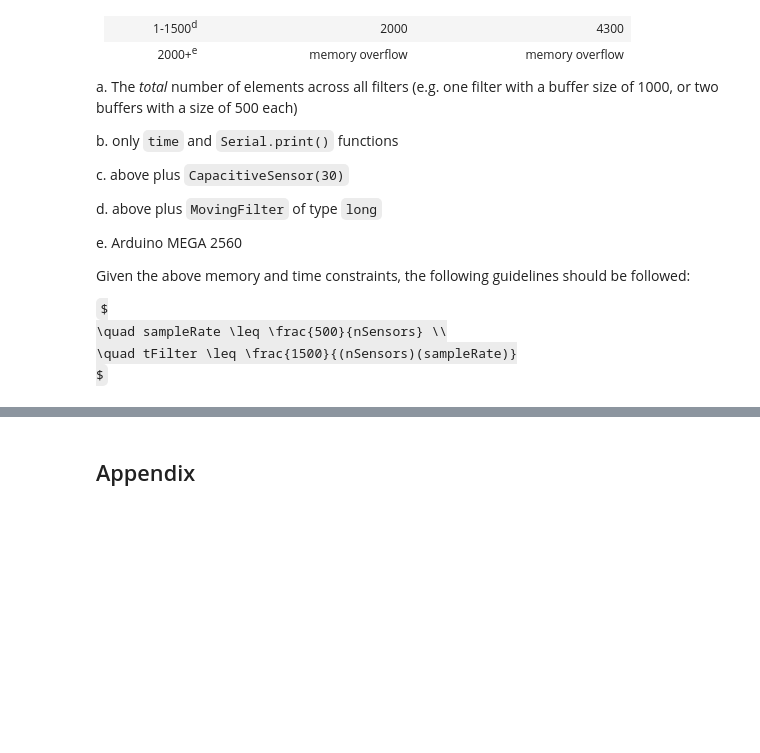
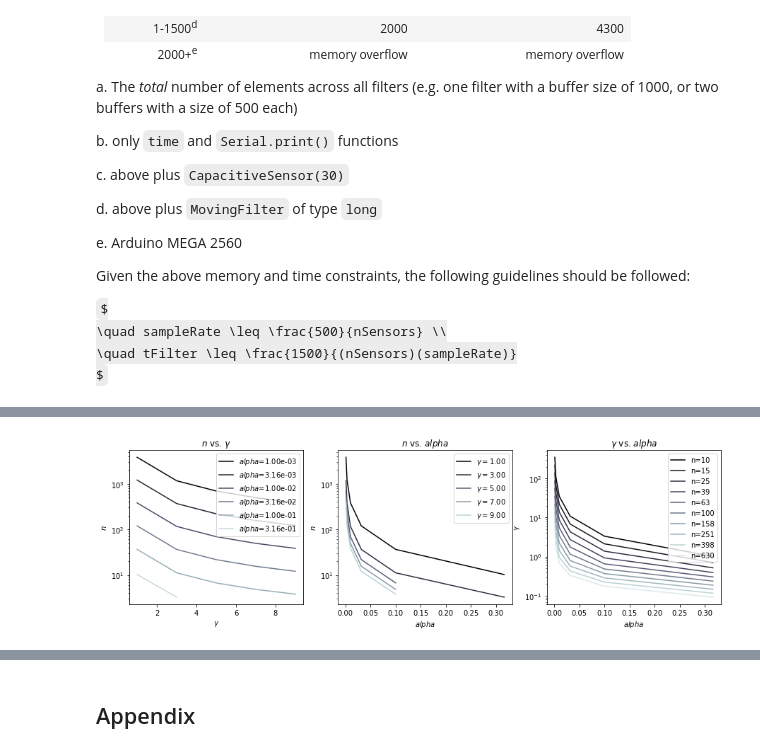
Before and after one commit to jbwebb8/lick-sensor, a Jupyter notebook: capacitiveSensor/python/filters.ipynb, the cells around one changed output, grey strips where cells are left out. Drawn from its saved outputs; the diff is of its cells as text; code cells hidden in the pictures; some formulas as TeX source; blank space fills up the shorter version.

```diff
--- a/capacitiveSensor/python/filters.ipynb
+++ b/capacitiveSensor/python/filters.ipynb
@@ -323,0 +524,53 @@ $
+# %%
+fig, ax = plt.subplots(1, 3, figsize=(15, 4))
+
+# Range to plot
+alpha_range = [10**x for x in np.linspace(-3, 0, 7)[:-1]]
+gamma_range = np.arange(1, 10, 2)
+n_range = np.logspace(1, 2.8, 10)
+
+# Find parameters solutions given constraints
+n_soln = np.zeros([len(alpha_range), len(gamma_range)])
+gamma_soln = np.zeros([len(alpha_range), len(n_range)])
+for i, alpha in enumerate(alpha_range):
+    for j, gamma in enumerate(gamma_range):
+        n_soln[i, j] = get_off_time(alpha, gamma=gamma)
+    for k, n in enumerate(n_range):
+        gamma_soln[i, k] = get_off_time(alpha, n=n)
+
+# Plot n vs. gamma for fixed alpha
+for i, alpha in enumerate(alpha_range):
+    ax[0].plot(gamma_range, n_soln[i, :],
+               label='$alpha$=%.2e' % alpha,
+               color=cmap(i/len(alpha_range)))
+ax[0].legend()
+ax[0].set_yscale('log')
+ax[0].set_xlabel('$\gamma$')
+ax[0].set_ylabel('$n$')
+ax[0].set_title('$n$ vs. $\gamma$')
+
+# Plot n vs. alpha for fixed gamma
+for j, gamma in enumerate(gamma_range):
+    ax[1].plot(alpha_range, n_soln[:, j],
+               label='$\gamma=%.2f$' % gamma,
+               color=cmap(j/len(gamma_range)))
+ax[1].legend()
+#ax[1].set_xscale('log')
+ax[1].set_yscale('log')
+ax[1].set_xlabel('$alpha$')
+ax[1].set_ylabel('$n$')
+ax[1].set_title('$n$ vs. $alpha$')
+
+# Plot alpha vs. gamma for fixed n
+for k, n in enumerate(n_range):
+    ax[2].plot(alpha_range, gamma_soln[:, k],
+               label='n=%d' % n,
+               color=cmap(k/len(n_range)))
+ax[2].legend()
+#ax[2].set_xscale('log')
+ax[2].set_yscale('log')
+ax[2].set_xlabel('$alpha$')
+ax[2].set_ylabel('$\gamma$')
+ax[2].set_title('$\gamma$ vs. $alpha$');
+# %% [output]
+[figure, added]
```
Also changed, not shown: parts of 15 cells of this notebook.
